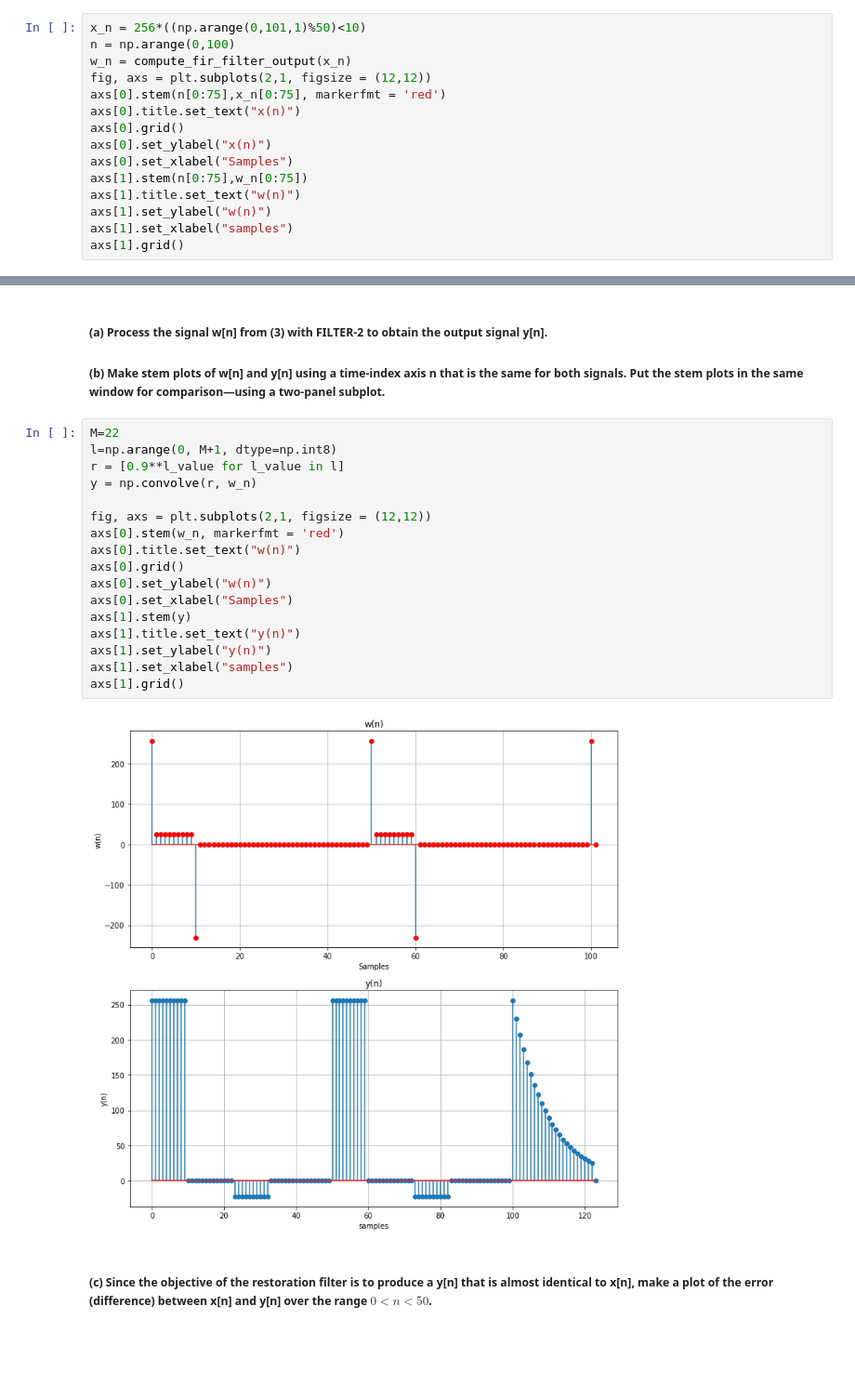
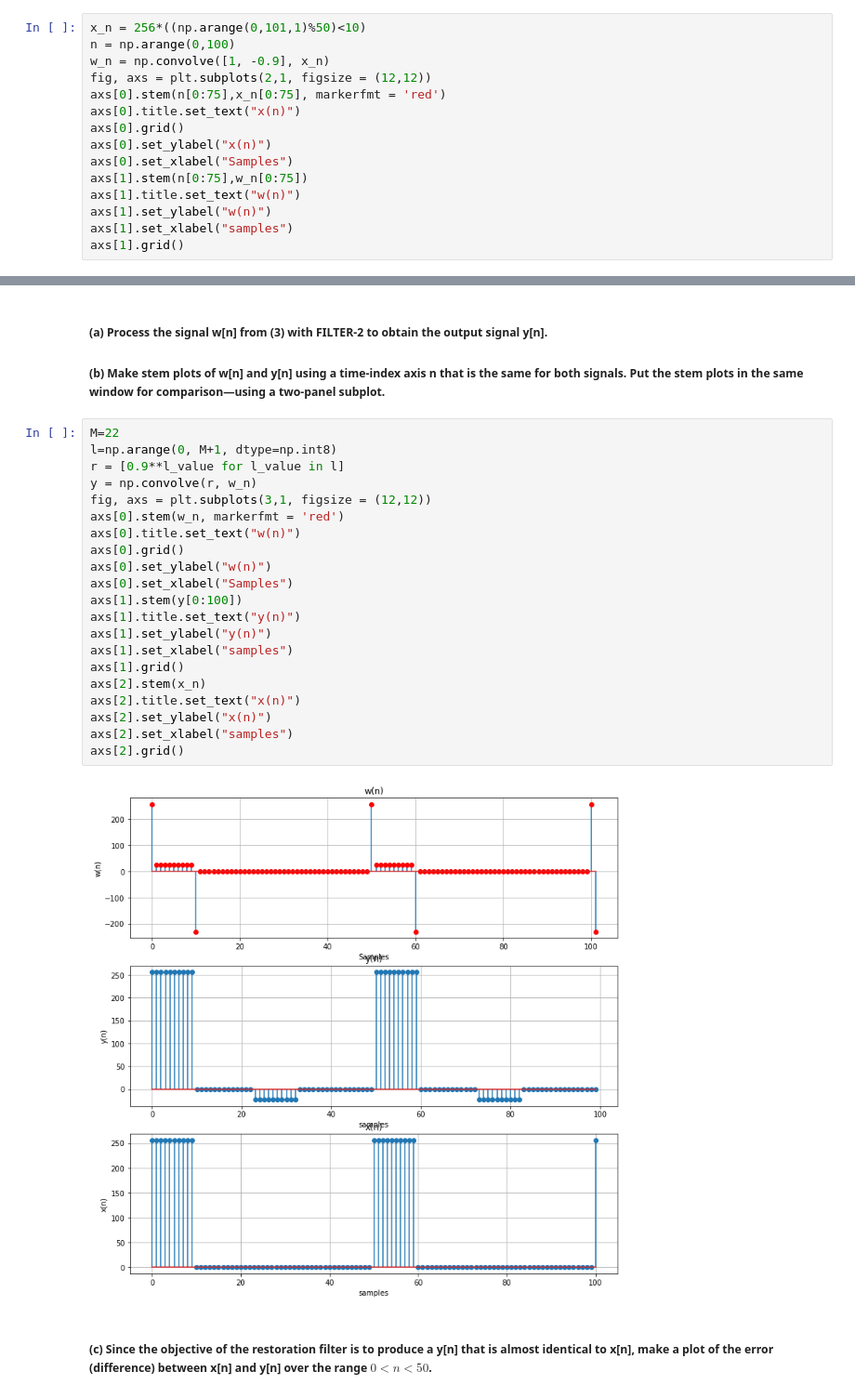
Before and after one commit to GrantBrown1994/DSP_Project, a Jupyter notebook: Lab9.ipynb, the cells around one changed output, grey strips where cells are left out. Shown at 93% size. Cells and saved outputs as stored; diff of their text form; blank space fills up the shorter version.

```diff
--- a/Lab9.ipynb
+++ b/Lab9.ipynb
@@ -27,7 +28,7 @@ import imageio as iio
 # %%
 x_n = 256*((np.arange(0,101,1)%50)<10)
 n = np.arange(0,100)
-w_n = compute_fir_filter_output(x_n)
+w_n = np.convolve([1, -0.9], x_n)
 fig, axs = plt.subplots(2,1, figsize = (12,12))
 axs[0].stem(n[0:75],x_n[0:75], markerfmt = 'red')
 axs[0].title.set_text("x(n)")
@@ -58,22 +59,26 @@ axs[1].grid()
 # %%
 M=22
 l=np.arange(0, M+1, dtype=np.int8)
 r = [0.9**l_value for l_value in l]
 y = np.convolve(r, w_n)
-
-fig, axs = plt.subplots(2,1, figsize = (12,12))
+fig, axs = plt.subplots(3,1, figsize = (12,12))
 axs[0].stem(w_n, markerfmt = 'red')
 axs[0].title.set_text("w(n)")
 axs[0].grid()
 axs[0].set_ylabel("w(n)")
 axs[0].set_xlabel("Samples")
-axs[1].stem(y)
+axs[1].stem(y[0:100])
 axs[1].title.set_text("y(n)")
 axs[1].set_ylabel("y(n)")
 axs[1].set_xlabel("samples")
 axs[1].grid()
+axs[2].stem(x_n)
+axs[2].title.set_text("x(n)")
+axs[2].set_ylabel("x(n)")
+axs[2].set_xlabel("samples")
+axs[2].grid()
 # %% [output]
-[figure, old version]
+[figure, new version]
 # %% [markdown]
 ##### (c) Since the objective of the restoration filter is to produce a y[n] that is almost identical to x[n], make a plot of the error (difference) between x[n] and y[n] over the range $0 < n < 50$.
 # %%
```
Also changed, not shown: parts of 10 cells of this notebook, 12 other files.
